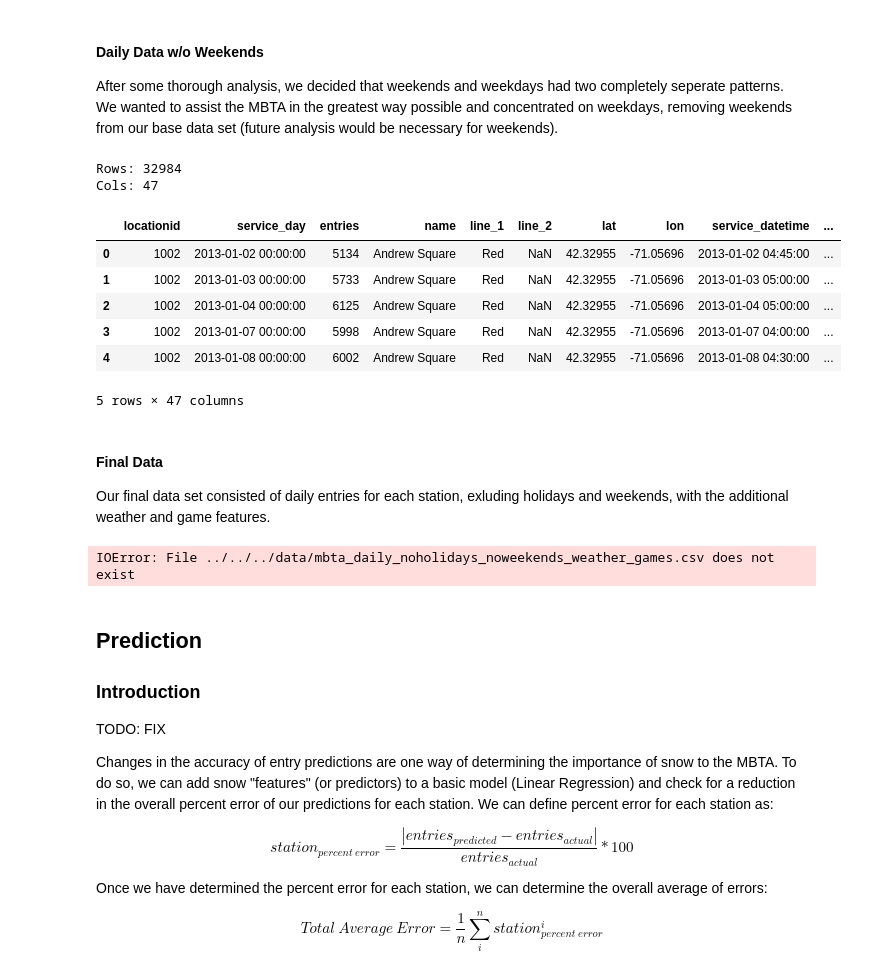
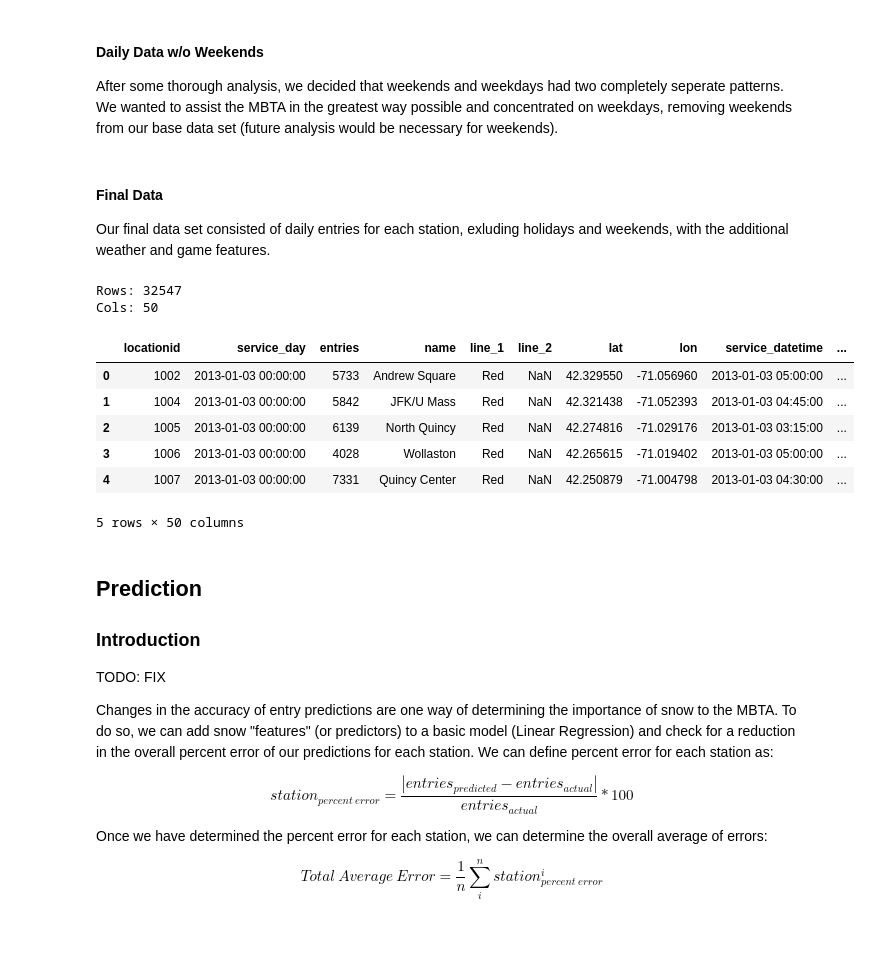
Before and after one commit to azampagl/harvard-capstone, a Jupyter notebook: src/release/Prediction.ipynb, the cells around one changed output. Cells and saved outputs as stored; diff of their text form; code cells hidden in the pictures; blank space fills up the shorter version.

```diff
--- a/src/release/Prediction.ipynb
+++ b/src/release/Prediction.ipynb
@@ -160,33 +130,26 @@ Cols: 47
 #### Daily Data w/o Weekends ####
 
 After some thorough analysis, we decided that weekends and weekdays had two completely seperate patterns. We wanted to assist the MBTA in the greatest way possible and concentrated on weekdays, removing weekends from our base data set (future analysis would be necessary for weekends).
-# %%
-mbta_daily_noholidays_noweekends = pd.read_csv('../../../data/mbta_daily_noholidays_noweekends.csv', low_memory=False)
-print("Rows: " + str(mbta_daily_noholidays_noweekends.shape[0]))
-print("Cols: " + str(mbta_daily_noholidays_noweekends.shape[1]))
-mbta_daily_noholidays_noweekends.head()
-# %% [output]
-Rows: 32984
-Cols: 47
-|  | locationid | service_day | entries | name | line_1 | line_2 | lat | lon | service_datetime | ... |
-| 0 | 1002 | 2013-01-02 00:00:00 | 5134 | Andrew Square | Red | NaN | 42.32955 | -71.05696 | 2013-01-02 04:45:00 | ... |
-| 1 | 1002 | 2013-01-03 00:00:00 | 5733 | Andrew Square | Red | NaN | 42.32955 | -71.05696 | 2013-01-03 05:00:00 | ... |
-| 2 | 1002 | 2013-01-04 00:00:00 | 6125 | Andrew Square | Red | NaN | 42.32955 | -71.05696 | 2013-01-04 05:00:00 | ... |
-| 3 | 1002 | 2013-01-07 00:00:00 | 5998 | Andrew Square | Red | NaN | 42.32955 | -71.05696 | 2013-01-07 04:00:00 | ... |
-| 4 | 1002 | 2013-01-08 00:00:00 | 6002 | Andrew Square | Red | NaN | 42.32955 | -71.05696 | 2013-01-08 04:30:00 | ... |
-5 rows × 47 columns
 # %% [markdown]
 #### Final Data ####
 
 Our final data set consisted of daily entries for each station, exluding holidays and weekends, with the additional weather and game features.
 # %%
-data = pd.read_csv('../../../data/mbta_daily_noholidays_noweekends_weather_games.csv', low_memory=False)
+data = pd.read_csv('../../../data/mbta_daily_weather_games_noholidays_weekdays.csv', low_memory=False)
 print("Rows: " + str(data.shape[0]))
 print("Cols: " + str(data.shape[1]))
 data = data.reset_index(drop=True)
 data.head()
 # %% [output]
-IOError: File ../../../data/mbta_daily_noholidays_noweekends_weather_games.csv does not exist
+Rows: 32547
+Cols: 50
+|  | locationid | service_day | entries | name | line_1 | line_2 | lat | lon | service_datetime | ... |
+| 0 | 1002 | 2013-01-03 00:00:00 | 5733 | Andrew Square | Red | NaN | 42.329550 | -71.056960 | 2013-01-03 05:00:00 | ... |
+| 1 | 1004 | 2013-01-03 00:00:00 | 5842 | JFK/U Mass | Red | NaN | 42.321438 | -71.052393 | 2013-01-03 04:45:00 | ... |
+| 2 | 1005 | 2013-01-03 00:00:00 | 6139 | North Quincy | Red | NaN | 42.274816 | -71.029176 | 2013-01-03 03:15:00 | ... |
+| 3 | 1006 | 2013-01-03 00:00:00 | 4028 | Wollaston | Red | NaN | 42.265615 | -71.019402 | 2013-01-03 05:00:00 | ... |
+| 4 | 1007 | 2013-01-03 00:00:00 | 7331 | Quincy Center | Red | NaN | 42.250879 | -71.004798 | 2013-01-03 04:30:00 | ... |
+5 rows × 50 columns
 # %% [markdown]
 ##  Prediction ##
 
```
Also changed, not shown: parts of 19 cells of this notebook, 1 other file.
